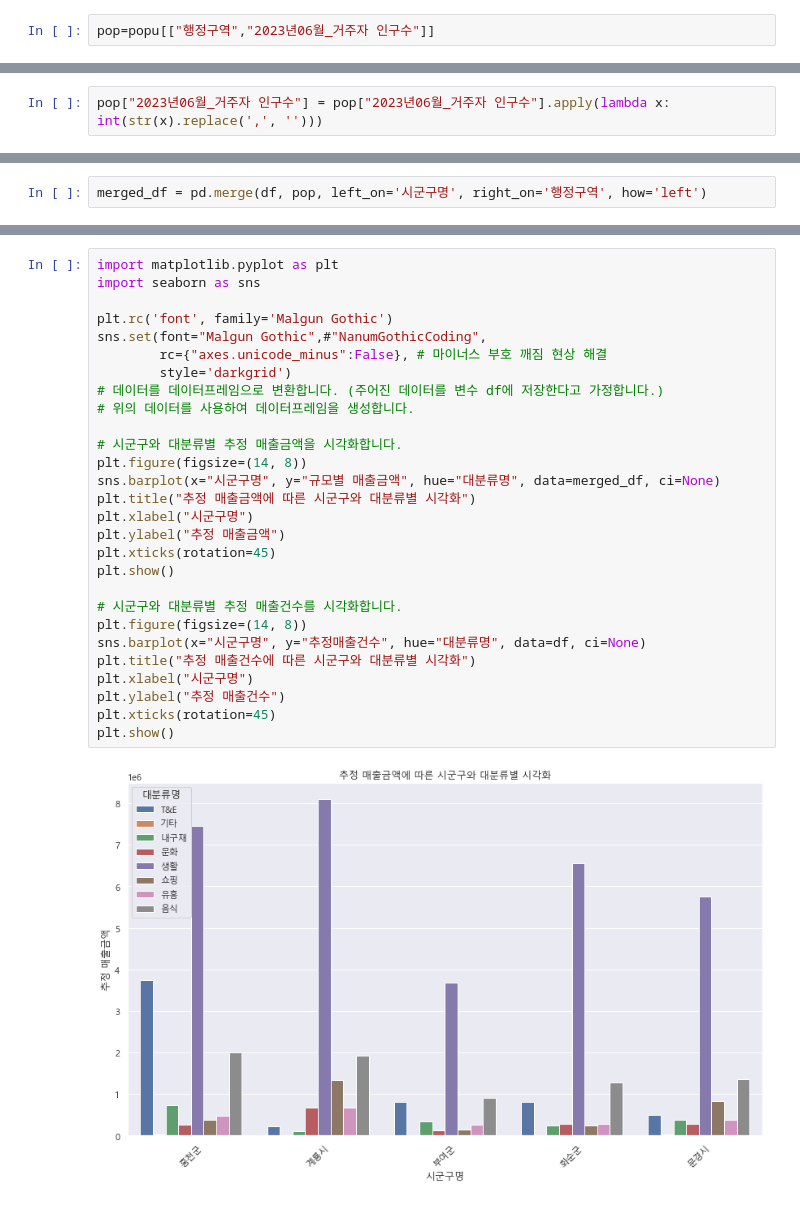
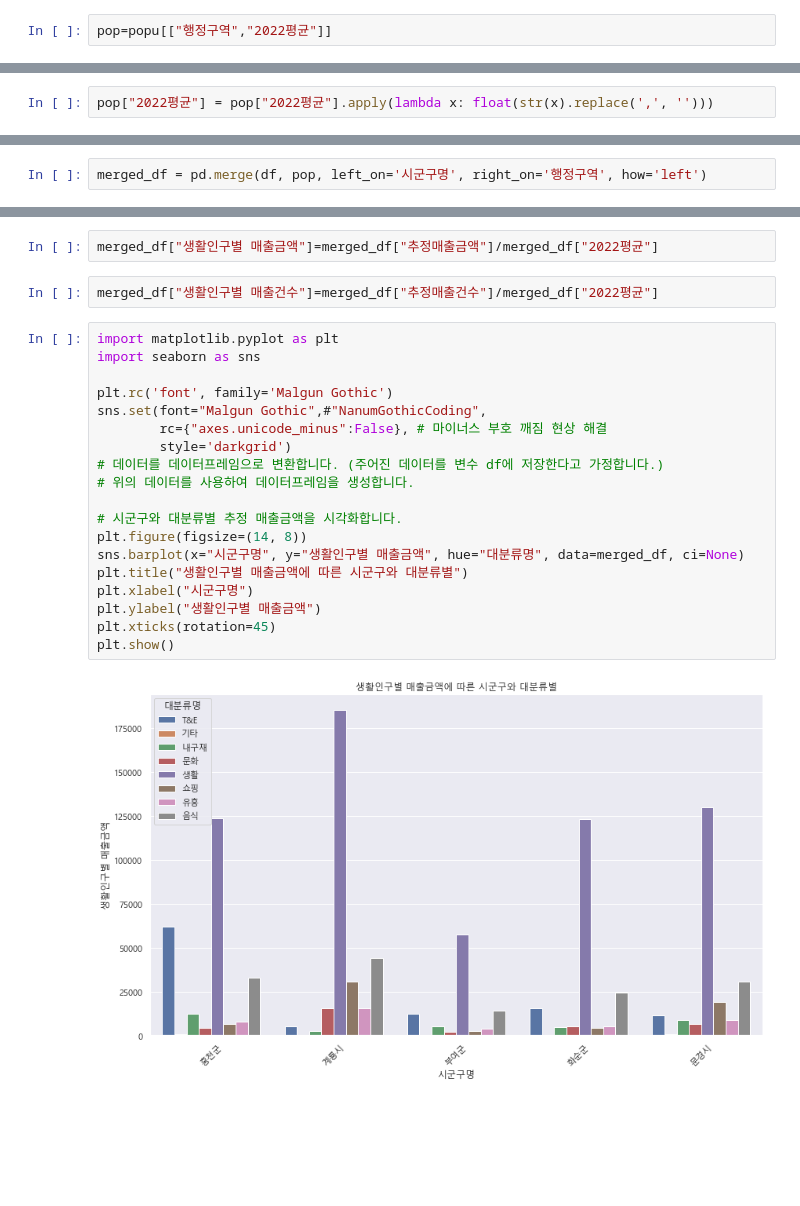
Before and after one commit to won4513/data_analytics, a Jupyter notebook: nabis/신용카드 데이터(주거지) .ipynb, the cells around one changed output, grey strips where cells are left out. Saved outputs shown, nothing was run; the diff lists cells and outputs as text; blank space fills up the shorter version.

```diff
--- a/nabis/신용카드 데이터(주거지) .ipynb
+++ b/nabis/신용카드 데이터(주거지) .ipynb
@@ -57,4 +57,4 @@ columns_to_process = df.columns[2:3]  # 첫 번째 열,두번째열
 for column in columns_to_process:
     df[column] = df[column].apply(lambda x: int(str(x).replace(',', '')))
 # %%
-pop=popu[["행정구역","2023년06월_거주자 인구수"]]
+pop=popu[["행정구역","2022평균"]]
@@ -79,7 +95,7 @@ df
 | 38 | 문경시 | 유흥 | 26687489776 | 1653000 |
 | 39 | 문경시 | 음식 | 94564689795 | 2141650 |
 # %%
-pop["2023년06월_거주자 인구수"] = pop["2023년06월_거주자 인구수"].apply(lambda x: int(str(x).replace(',', '')))
+pop["2022평균"] = pop["2022평균"].apply(lambda x: float(str(x).replace(',', '')))
 # %% [output]
 A value is trying to be set on a copy of a slice from a DataFrame.
 Try using .loc[row_indexer,col_indexer] = value instead
@@ -93,30 +127,25 @@ merged_df["규모별 매출금액"]=merged_df["추정매출금액"]/merged_df["2
+# %%
+merged_df["생활인구별 매출금액"]=merged_df["추정매출금액"]/merged_df["2022평균"]
+# %%
+merged_df["생활인구별 매출건수"]=merged_df["추정매출건수"]/merged_df["2022평균"]
 # %%
 import matplotlib.pyplot as plt
 import seaborn as sns
 
 plt.rc('font', family='Malgun Gothic')
 sns.set(font="Malgun Gothic",#"NanumGothicCoding",
         rc={"axes.unicode_minus":False}, # 마이너스 부호 깨짐 현상 해결
         style='darkgrid')
 # 데이터를 데이터프레임으로 변환합니다. (주어진 데이터를 변수 df에 저장한다고 가정합니다.)
 # 위의 데이터를 사용하여 데이터프레임을 생성합니다.
 
 # 시군구와 대분류별 추정 매출금액을 시각화합니다.
 plt.figure(figsize=(14, 8))
-sns.barplot(x="시군구명", y="규모별 매출금액", hue="대분류명", data=merged_df, ci=None)
-plt.title("추정 매출금액에 따른 시군구와 대분류별 시각화")
+sns.barplot(x="시군구명", y="생활인구별 매출금액", hue="대분류명", data=merged_df, ci=None)
+plt.title("생활인구별 매출금액에 따른 시군구와 대분류별")
 plt.xlabel("시군구명")
-plt.ylabel("추정 매출금액")
+plt.ylabel("생활인구별 매출금액")
 plt.xticks(rotation=45)
 plt.show()
-
-# 시군구와 대분류별 추정 매출건수를 시각화합니다.
-plt.figure(figsize=(14, 8))
-sns.barplot(x="시군구명", y="추정매출건수", hue="대분류명", data=df, ci=None)
-plt.title("추정 매출건수에 따른 시군구와 대분류별 시각화")
-plt.xlabel("시군구명")
-plt.ylabel("추정 매출건수")
-plt.xticks(rotation=45)
-plt.show()
 # %% [output]
-[figure, old version]
+[figure, new version]
```
Also changed, not shown: parts of 5 cells of this notebook, 1 other file.
